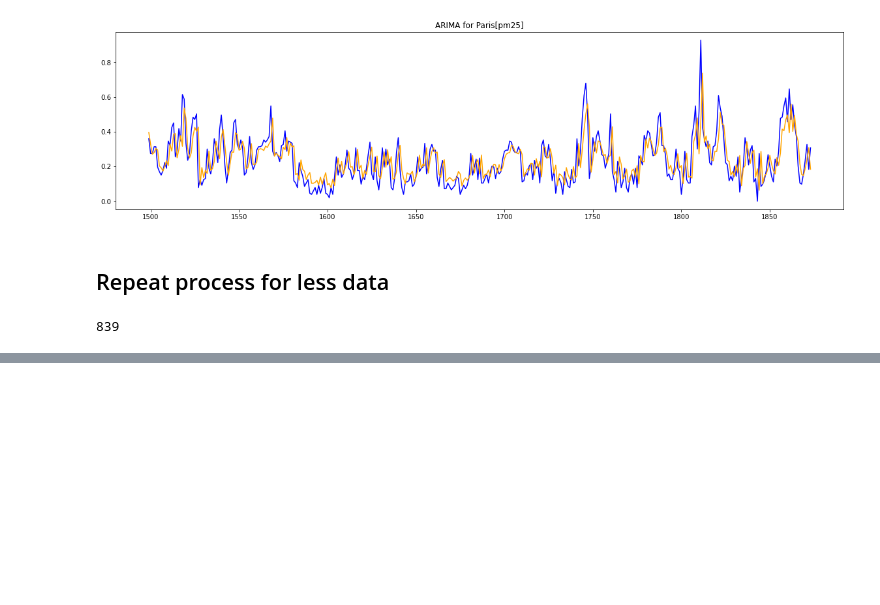
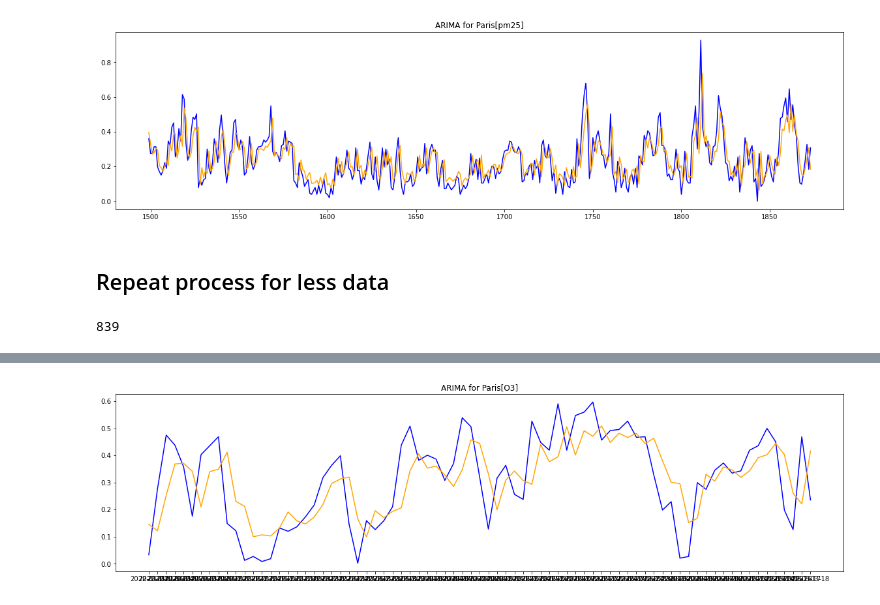
Before and after one commit to pbiti/Air-Pollution-Prediction_diploma-thesis, a Jupyter notebook: Paris/Paris_ARIMA.ipynb, the cells around one changed output, grey strips where cells are left out. Cells and saved outputs as stored; diff of their text form; code cells hidden in the pictures; blank space fills up the shorter version.

```diff
--- a/Paris/Paris_ARIMA.ipynb
+++ b/Paris/Paris_ARIMA.ipynb
@@ -18,7 +18,7 @@ import warnings
 warnings.filterwarnings("ignore")
 # %%
 #COLLECT ALL AVAILABLE DATA FOR Paris, FROM ALL YEARS
-Paris_Data = pd.read_csv('Paris_data.csv')
+Paris_Data = pd.read_csv('Paris_data.csv', index_col=0)
 # %%
 #KEEP ONLY POLLUTANTS COLUMNS AND TRANSFORM THE VALUES TO NUMERIC
 cols=['pm25', 'pm10', 'no2', 'o3', 'so2']
@@ -504,0 +557,81 @@ ARIMA MAE for Paris pm25 0.08485785946292787
+# %%
+#O3
+pred_o3_seasonal, test_o3_seasonal = seasonal_split_ARIMA(Paris_Data['o3'], (5,0,8))
+pred_o3_seasonal = pd.Series(pred_o3_seasonal)
+pred_o3_seasonal.index = test_o3_seasonal.index
+
+print("ARIMA MSE for Paris[O3]:" + str(mean_squared_error(test_o3_seasonal, pred_o3_seasonal)))
+print("ARIMA RMSE for Paris[O3]:" + str(math.sqrt(mean_squared_error(test_o3_seasonal, pred_o3_seasonal))))
+print("ARIMA MAE for Paris[O3]:" + str(mean_absolute_error(test_o3_seasonal, pred_o3_seasonal)))
+
+title = "ARIMA for Paris[O3]"
+plt.figure(figsize=(20, 5))
+plt.title(title)
+plt.plot(test_o3_seasonal, label='Actual Data', color='blue')
+plt.plot(pred_o3_seasonal, label='Predicted Data', color='orange')
+plt.show()
+
+#NO2
+pred_no2_seasonal, test_no2_seasonal = seasonal_split_ARIMA(Paris_Data['no2'], (9,0,7))
+pred_no2_seasonal = pd.Series(pred_no2_seasonal)
+pred_no2_seasonal.index = test_no2_seasonal.index
+
+print("ARIMA MSE for Paris[NO2]:" + str(mean_squared_error(test_no2_seasonal, pred_no2_seasonal)))
+print("ARIMA RMSE for Paris[NO2]:" + str(math.sqrt(mean_squared_error(test_no2_seasonal, pred_no2_seasonal))))
+print("ARIMA MAE for Paris[NO2]:" + str(mean_absolute_error(test_no2_seasonal, pred_no2_seasonal)))
+
+title = "ARIMA for Paris[NO2]"
+plt.figure(figsize=(20, 5))
+plt.title(title)
+plt.plot(test_no2_seasonal, label='Actual Data', color='blue')
+plt.plot(pred_no2_seasonal, label='Predicted Data', color='orange')
+plt.show()
+
+#SO2
+pred_so2_seasonal, test_so2_seasonal = seasonal_split_ARIMA(Paris_Data['so2'], (5,0,5))
+pred_so2_seasonal = pd.Series(pred_so2_seasonal)
+pred_so2_seasonal.index = test_so2_seasonal.index
+
+print("ARIMA MSE for Paris[SO2]:" + str(mean_squared_error(test_so2_seasonal, pred_so2_seasonal)))
+print("ARIMA RMSE for Paris[SO2]:" + str(math.sqrt(mean_squared_error(test_so2_seasonal, pred_so2_seasonal))))
+print("ARIMA MAE for Paris[SO2]:" + str(mean_absolute_error(test_so2_seasonal, pred_so2_seasonal)))
+
+title = "ARIMA for Paris[SO2]"
+plt.figure(figsize=(20, 5))
+plt.title(title)
+plt.plot(test_so2_seasonal, label='Actual Data', color='blue')
+plt.plot(pred_so2_seasonal, label='Predicted Data', color='orange')
+plt.show()
+
+#PM10
+pred_pm10_seasonal, test_pm10_seasonal = seasonal_split_ARIMA(Paris_Data['pm10'], (5,0,5))
+pred_pm10_seasonal = pd.Series(pred_pm10_seasonal)
+pred_pm10_seasonal.index = test_pm10_seasonal.index
+
+print("ARIMA MSE for Paris[PM10]:" + str(mean_squared_error(test_pm10_seasonal, pred_pm10_seasonal)))
+print("ARIMA RMSE for Paris[PM10]:" + str(math.sqrt(mean_squared_error(test_pm10_seasonal, pred_pm10_seasonal))))
+print("ARIMA MAE for Paris[PM10]:" + str(mean_absolute_error(test_pm10_seasonal, pred_pm10_seasonal)))
+
+title = "ARIMA for Paris[PM10]"
+plt.figure(figsize=(20, 5))
+plt.title(title)
+plt.plot(test_pm10_seasonal, label='Actual Data', color='blue')
+plt.plot(pred_pm10_seasonal, label='Predicted Data', color='orange')
+plt.show()
+
+#PM25
+pred_pm25_seasonal, test_pm25_seasonal = seasonal_split_ARIMA(Paris_Data['pm25'], (6,0,6))
+pred_pm25_seasonal = pd.Series(pred_pm25_seasonal)
+pred_pm25_seasonal.index = test_pm25_seasonal.index
+
+print("ARIMA MSE for Paris[PM25]:" + str(mean_squared_error(test_pm25_seasonal, pred_pm25_seasonal)))
+print("ARIMA RMSE for Paris[PM25]:" + str(math.sqrt(mean_squared_error(test_pm25_seasonal, pred_pm25_seasonal))))
+print("ARIMA MAE for Paris[PM25]:" + str(mean_absolute_error(test_pm25_seasonal, pred_pm25_seasonal)))
+
+title = "ARIMA for Paris[PM25]"
+plt.figure(figsize=(20, 5))
+plt.title(title)
+plt.plot(test_pm25_seasonal, label='Actual Data', color='blue')
+plt.plot(pred_pm25_seasonal, label='Predicted Data', color='orange')
+plt.show()
+# %% [output]
@@ -504,0 +641 @@ ARIMA MAE for Paris pm25 0.08485785946292787
+[figure, added]
```
Also changed, not shown: parts of 14 cells of this notebook.
